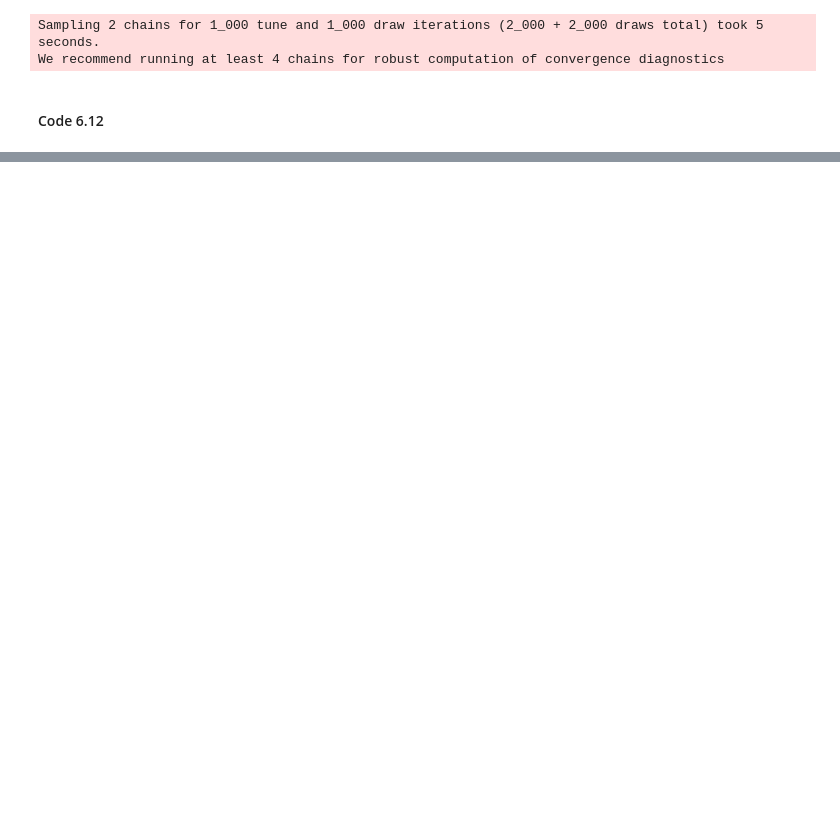
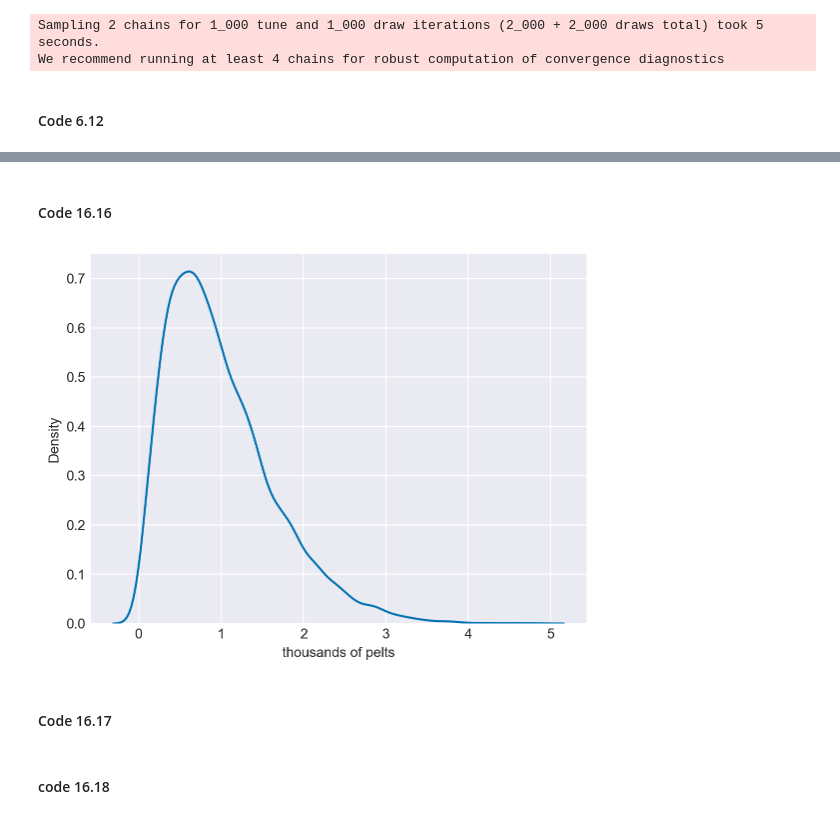
Before and after one commit to AndrewKillion/stat_rethinking_2026, a Jupyter notebook: python_code/Chapter_16.ipynb, the cells around one changed output, grey strips where cells are left out. Cells and saved outputs as stored; diff of their text form; code cells hidden in the pictures; blank space fills up the shorter version.

```diff
--- a/python_code/Chapter_16.ipynb
+++ b/python_code/Chapter_16.ipynb
@@ -310,0 +339,14 @@ for i in range(30):
+# %% [markdown]
+#### Code 16.16
+# %%
+N = int(1e4)
+Ht = int(1e4)
+p = np.random.beta(2,18,N)
+h = np.random.binomial(n = Ht, p = p, size = N)
+h = np.round(h/1000, 2)
+sns.kdeplot(h)
+plt.xlabel('thousands of pelts');
+# %% [output]
+[figure, added]
+# %% [markdown]
+#### Code 16.17
@@ -310,0 +391,2 @@ for i in range(30):
+# %% [markdown]
+#### code 16.18
```
Also changed, not shown: parts of 16 cells of this notebook.
